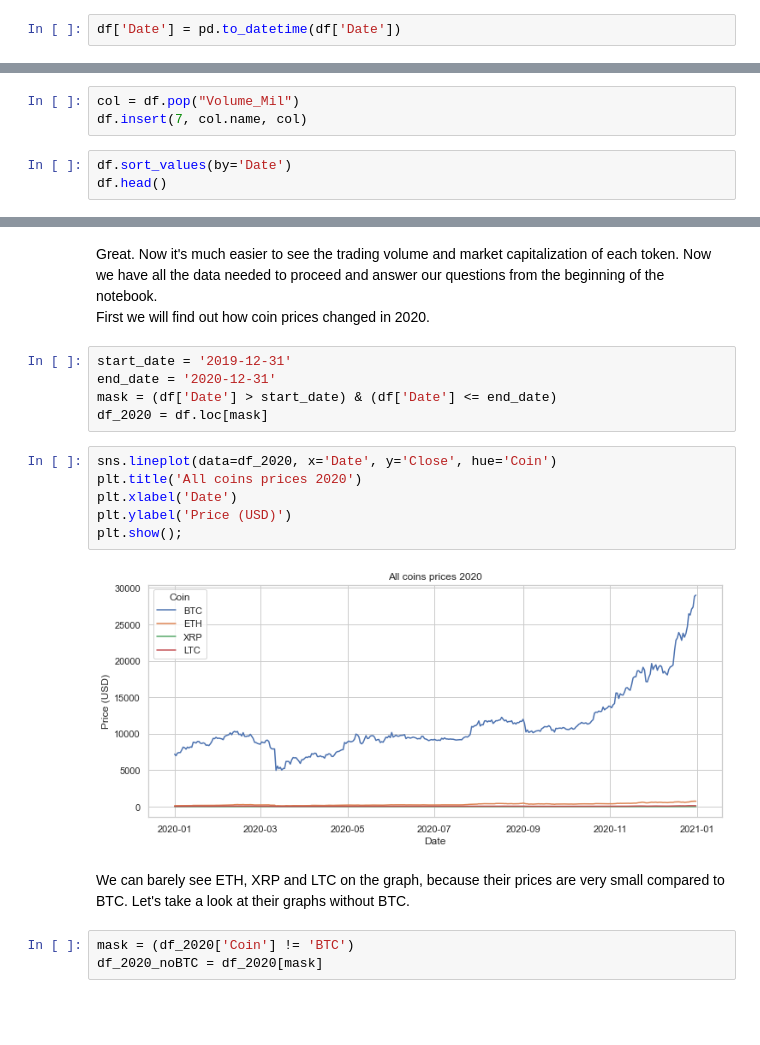
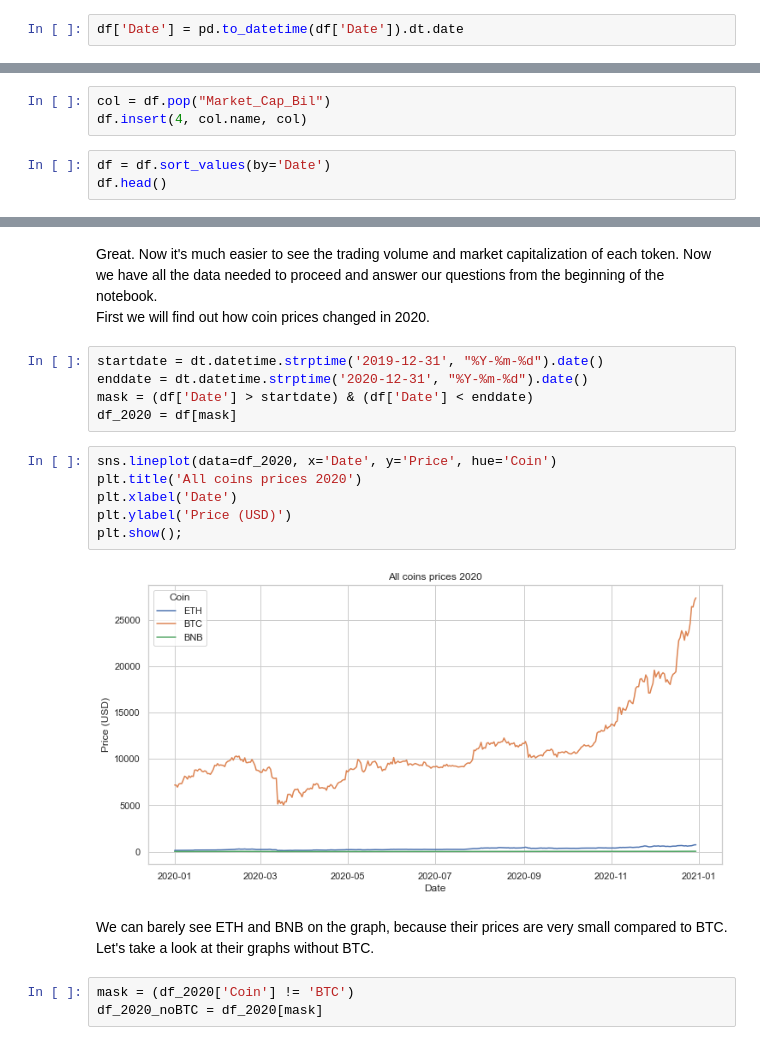
Before and after one commit to igorverevkin1992/Predicting-Bitcoin-Price, a Jupyter notebook: EDA/EDA_Working_Update(No_TS_Transform).ipynb, the cells around one changed output, grey strips where cells are left out. Cells and saved outputs as stored; diff of their text form; blank space fills up the shorter version.

Commit message:
changed original coins

```diff
--- a/EDA/EDA_Working_Update(No_TS_Transform).ipynb
+++ b/EDA/EDA_Working_Update(No_TS_Transform).ipynb
@@ -42,4 +42,4 @@ df = pd.read_csv('../DW/Data_for_EDA.csv')
 # %% [markdown]
 ### Data Overview
 # %%
-df['Date'] = pd.to_datetime(df['Date'])
+df['Date'] = pd.to_datetime(df['Date']).dt.date
@@ -94,7 +107,7 @@ df['Market_Cap_Bil'] = df['Market_Cap'] / 1000000000
 # %%
-col = df.pop("Volume_Mil")
-df.insert(7, col.name, col)
+col = df.pop("Market_Cap_Bil")
+df.insert(4, col.name, col)
 # %%
-df.sort_values(by='Date')
+df = df.sort_values(by='Date')
 df.head()
 # %% [output]
@@ -141,20 +153,20 @@ max   19609011553.986          19.609
 Great. Now it's much easier to see the trading volume and market capitalization of each token. Now we have all the data needed to proceed and answer our questions from the beginning of the notebook.<br>
 First we will find out how coin prices changed in 2020.
 # %%
-start_date = '2019-12-31'
-end_date = '2020-12-31'
-mask = (df['Date'] > start_date) & (df['Date'] <= end_date)
-df_2020 = df.loc[mask]
+startdate = dt.datetime.strptime('2019-12-31', "%Y-%m-%d").date()
+enddate = dt.datetime.strptime('2020-12-31', "%Y-%m-%d").date()
+mask = (df['Date'] > startdate) & (df['Date'] < enddate)
+df_2020 = df[mask]
 # %%
-sns.lineplot(data=df_2020, x='Date', y='Close', hue='Coin')
+sns.lineplot(data=df_2020, x='Date', y='Price', hue='Coin')
 plt.title('All coins prices 2020')
 plt.xlabel('Date')
 plt.ylabel('Price (USD)')
 plt.show();
 # %% [output]
-[figure, old version]
+[figure, new version]
 # %% [markdown]
-We can barely see ETH, XRP and LTC on the graph, because their prices are very small compared to BTC. Let's take a look at their graphs without BTC.
+We can barely see ETH and BNB on the graph, because their prices are very small compared to BTC. Let's take a look at their graphs without BTC.
 # %%
 mask = (df_2020['Coin'] != 'BTC')
 df_2020_noBTC = df_2020[mask]
```
Also changed, not shown: parts of 58 cells of this notebook, 37 other files.
